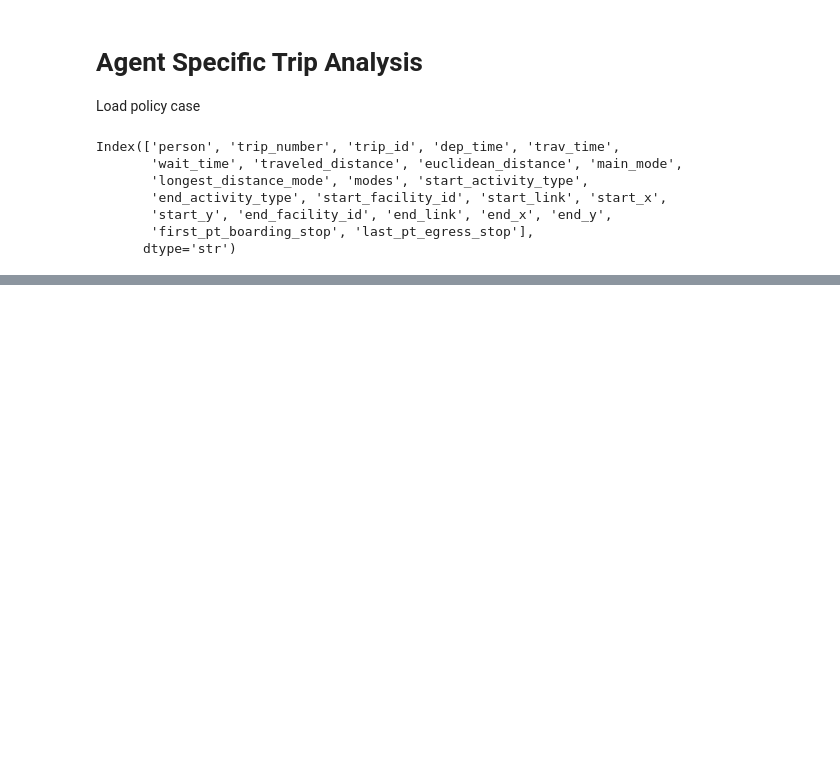
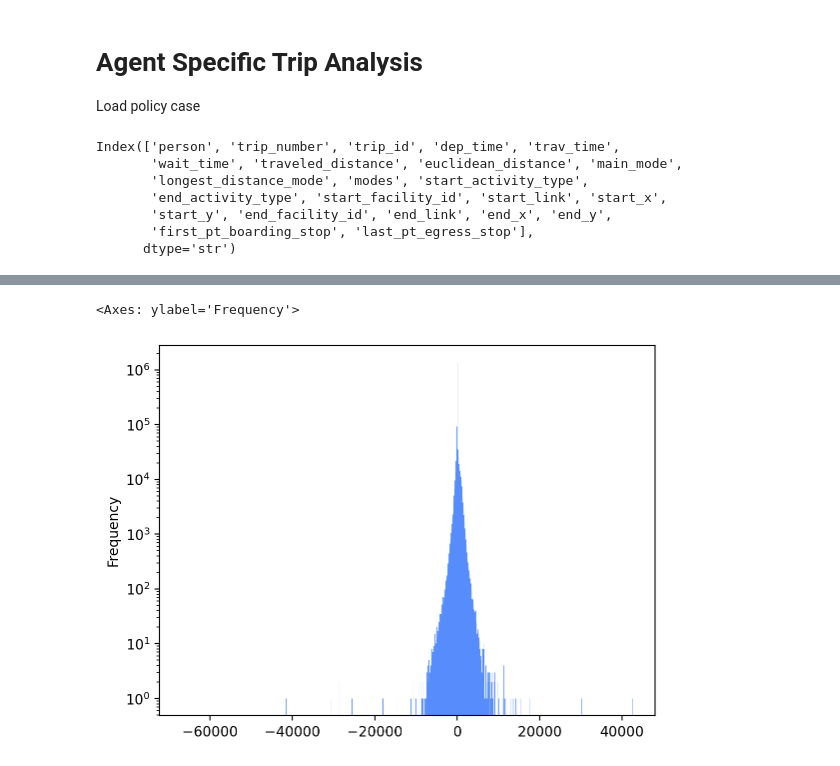
Before and after one commit to matsim-scenarios/matsim-berlin, a Jupyter notebook: src/main/python/analysis/trips-agent-specific.ipynb, the cells around one changed output, grey strips where cells are left out. Drawn from its saved outputs; the diff is of its cells as text; code cells hidden in the pictures; blank space fills up the shorter version.

```diff
--- a/src/main/python/analysis/trips-agent-specific.ipynb
+++ b/src/main/python/analysis/trips-agent-specific.ipynb
@@ -12,13 +12,15 @@ import geopandas as gpd
 trips_file = "berlin-v6.4.output_trips.csv.zst"
 persons_file = "berlin-v6.4.output_persons.csv.zst"
 
+pct=0.1
+
 base_path = "/Users/paulh/runs-svn/matsim-berlin/autofrei/10pct-v6.4/berlin-autofrei-v6.4-baseCaseCtdExtended-10pct"
-policy_path = "/Users/paulh/runs-svn/matsim-berlin/autofrei/10pct-v6.4/berlin-autofrei-v6.4-policy-10pct-deparking-p1_d0_i0_max1000_noLastCharging"
-policy_deparking_path = "/Users/paulh/runs-svn/matsim-berlin/autofrei/10pct-v6.4/berlin-autofrei-v6.4-policy-10pct-deparking-p1_d0_i0_max1000_noLastCharging"
+policy_base_path = "/Users/paulh/runs-svn/matsim-berlin/autofrei/10pct-v6.4/berlin-autofrei-v6.4-policy-10pct_walkPlanFix"
+policy_deparking_path = "/Users/paulh/runs-svn/matsim-berlin/autofrei/10pct-v6.4/berlin-autofrei-v6.4-policy-10pct-deparking-p1_d0_i0_max1000_walkPlanFix"
 
 base_trips = pd.read_csv("%s/%s" % (base_path, trips_file), sep=";", low_memory=False)
 base_persons = pd.read_csv("%s/%s" % (base_path, persons_file), sep=";", low_memory=False)
-policy_trips = pd.read_csv("%s/%s" % (policy_path, trips_file), sep=";", low_memory=False)
+policy_base_trips = pd.read_csv("%s/%s" % (policy_base_path, trips_file), sep=";", low_memory=False)
 policy_deparking_trips = pd.read_csv("%s/%s" % (policy_deparking_path, trips_file), sep=";", low_memory=False)
 # %%
 base_trips.columns
@@ -36,13 +38,16 @@ Index(['person', 'trip_number', 'trip_id', 'dep_time', 'trav_time',
 # - retains all columns from both dfs
 # - adds suffixes for overlapping column names
 
-base_x_deparking_trips = base_trips.merge(
+base_x_policy_base_trips = base_trips.merge(
+    policy_base_trips,
+    on="trip_id",
+    how="inner",
+    suffixes=("_base", "_policy")
+)
+
+base_x_policy_deparking_trips = base_trips.merge(
     policy_deparking_trips,
     on="trip_id",
     how="inner",
     suffixes=("_base", "_policy")
 )
-
-# Optional: inspect result
-print(base_x_deparking_trips.shape)
-print(base_x_deparking_trips.columns)
@@ -67,0 +74,23 @@ Index(['person_base', 'trip_number_base', 'trip_id', 'dep_time_base',
+# %%
+def to_seconds(series):
+    timedeltas = pd.to_timedelta(series, errors="coerce")
+    numeric = pd.to_numeric(series, errors="coerce")
+    return timedeltas.dt.total_seconds().fillna(numeric)
+
+bezirke = gpd.read_file("/Users/paulh/git/matsim-berlin/input/v6.4/bezirksgrenzen.geojson").to_crs(epsg=3857)
+umweltzone = gpd.read_file("/Users/paulh/git/matsim-berlin/input/v6.4/umweltzone/Umweltzone_Berlin.shp").to_crs(epsg=3857)
+bezirke_outline = bezirke.union_all()
+# %%
+base_x_policy_base_trips["trav_time_base"] = to_seconds(base_x_policy_base_trips["trav_time_base"])
+base_x_policy_base_trips["trav_time_policy"] = to_seconds(base_x_policy_base_trips["trav_time_policy"])
+
+base_x_policy_deparking_trips["trav_time_base"] = to_seconds(base_x_policy_deparking_trips["trav_time_base"])
+base_x_policy_deparking_trips["trav_time_policy"] = to_seconds(base_x_policy_deparking_trips["trav_time_policy"])
+
+base_x_policy_base_trips["travel_time_diff"] = base_x_policy_base_trips["trav_time_policy"] - base_x_policy_base_trips["trav_time_base"]
+base_x_policy_deparking_trips["travel_time_diff"] = base_x_policy_deparking_trips["trav_time_policy"] - base_x_policy_deparking_trips["trav_time_base"]
+# %%
+base_x_policy_base_trips["travel_time_diff"].plot.hist(bins=1000, log=True)
+# %% [output]
+<Axes: ylabel='Frequency'>
+[figure, added]
```
Also changed, not shown: parts of 15 cells of this notebook, 5 other files.
